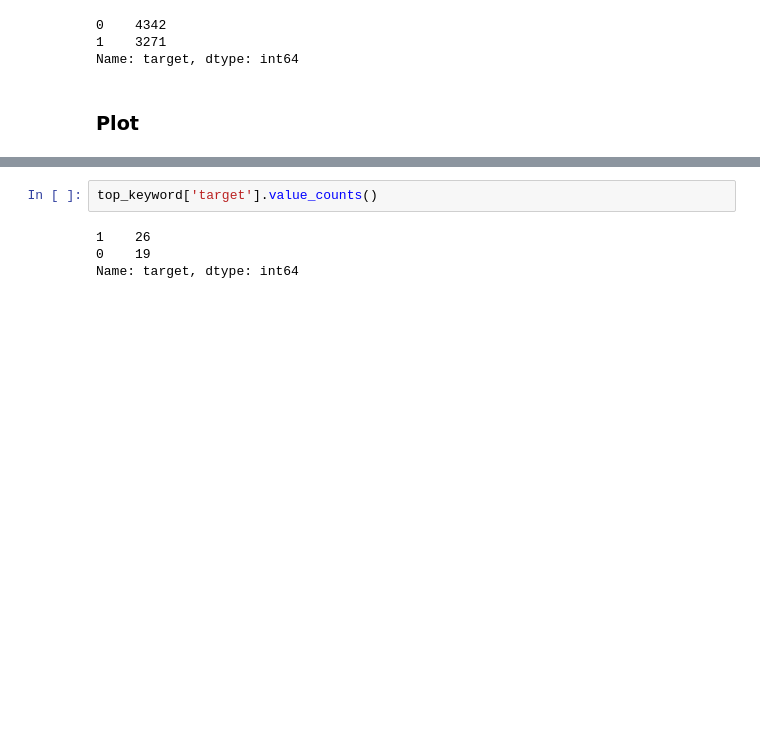
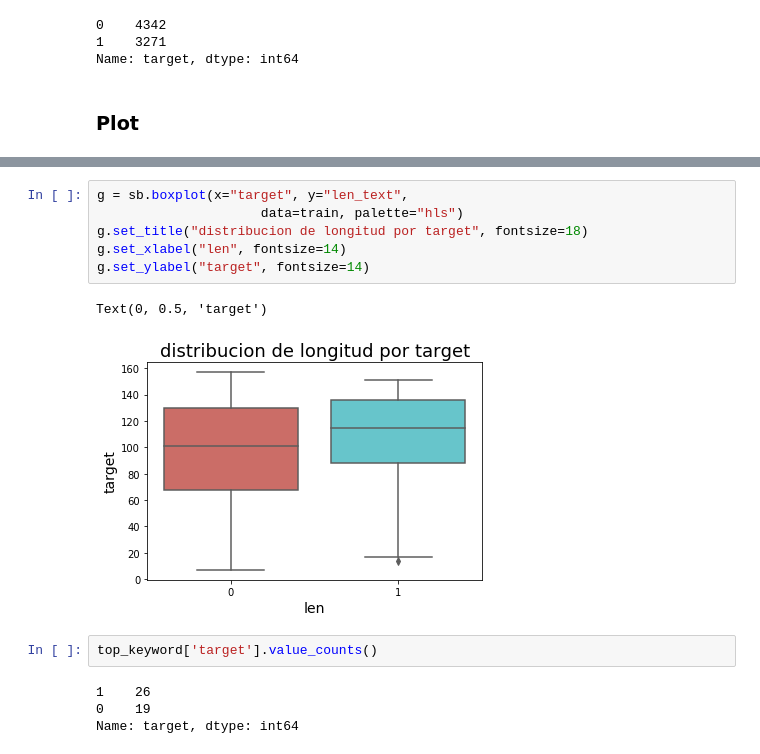
Before and after one commit to pablbob/9558-7506-Data-Hunters, a Jupyter notebook: TP1.ipynb, the cells around one changed output, grey strips where cells are left out. Saved outputs shown, nothing was run; the diff lists cells and outputs as text; blank space fills up the shorter version.

Commit message:
agrego top 10 keyword y boxplot

```diff
--- a/TP1.ipynb
+++ b/TP1.ipynb
@@ -224,3 +224,12 @@ Text(0, 0.5, 'Cantidad')
+# %%
+g = sb.boxplot(x="target", y="len_text",
+                     data=train, palette="hls")
+g.set_title("distribucion de longitud por target", fontsize=18)
+g.set_xlabel("len", fontsize=14)
+g.set_ylabel("target", fontsize=14)
+# %% [output]
+Text(0, 0.5, 'target')
+[figure, added]
 # %%
 top_keyword['target'].value_counts()
 # %% [output]
```
Also changed, not shown: parts of 21 cells of this notebook.
